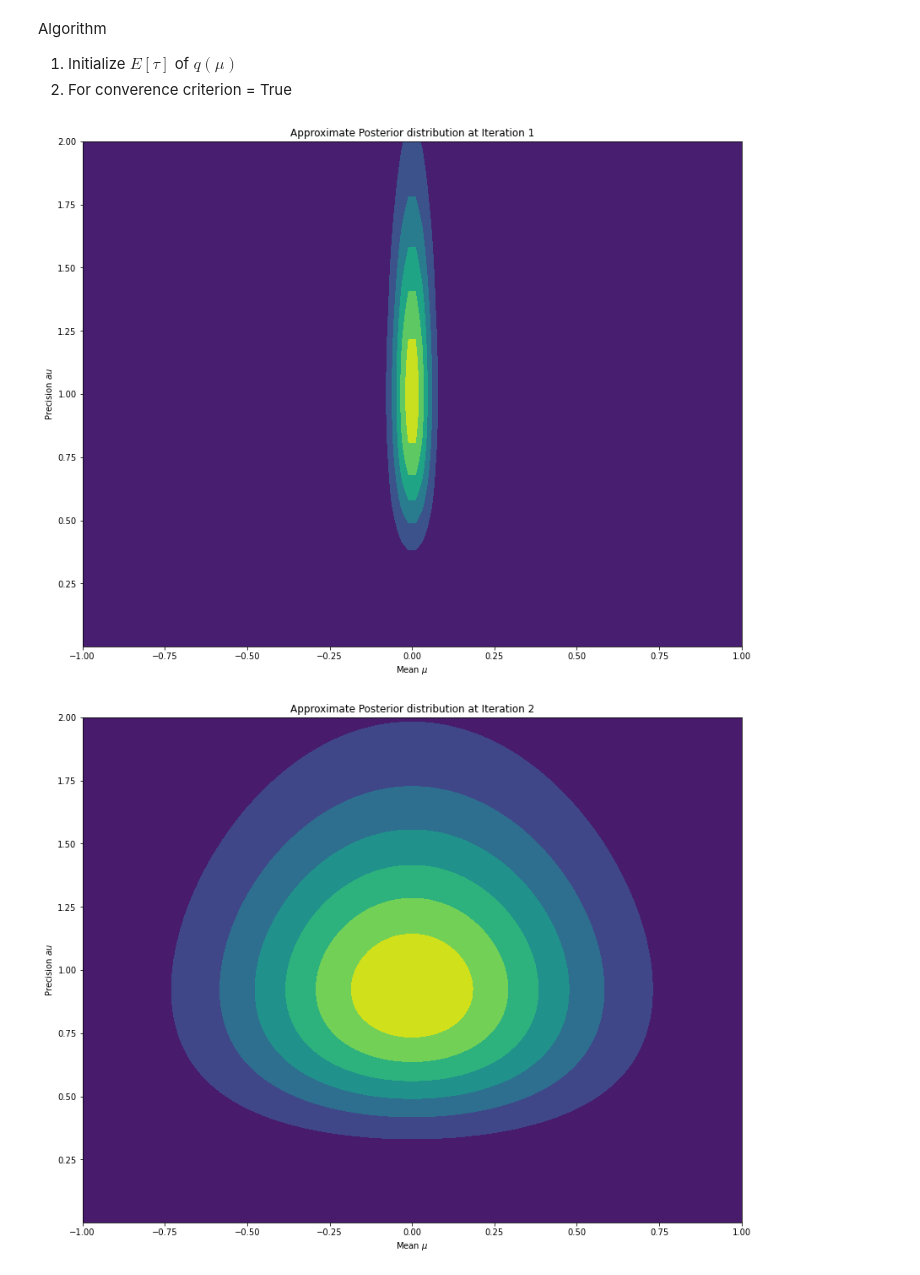
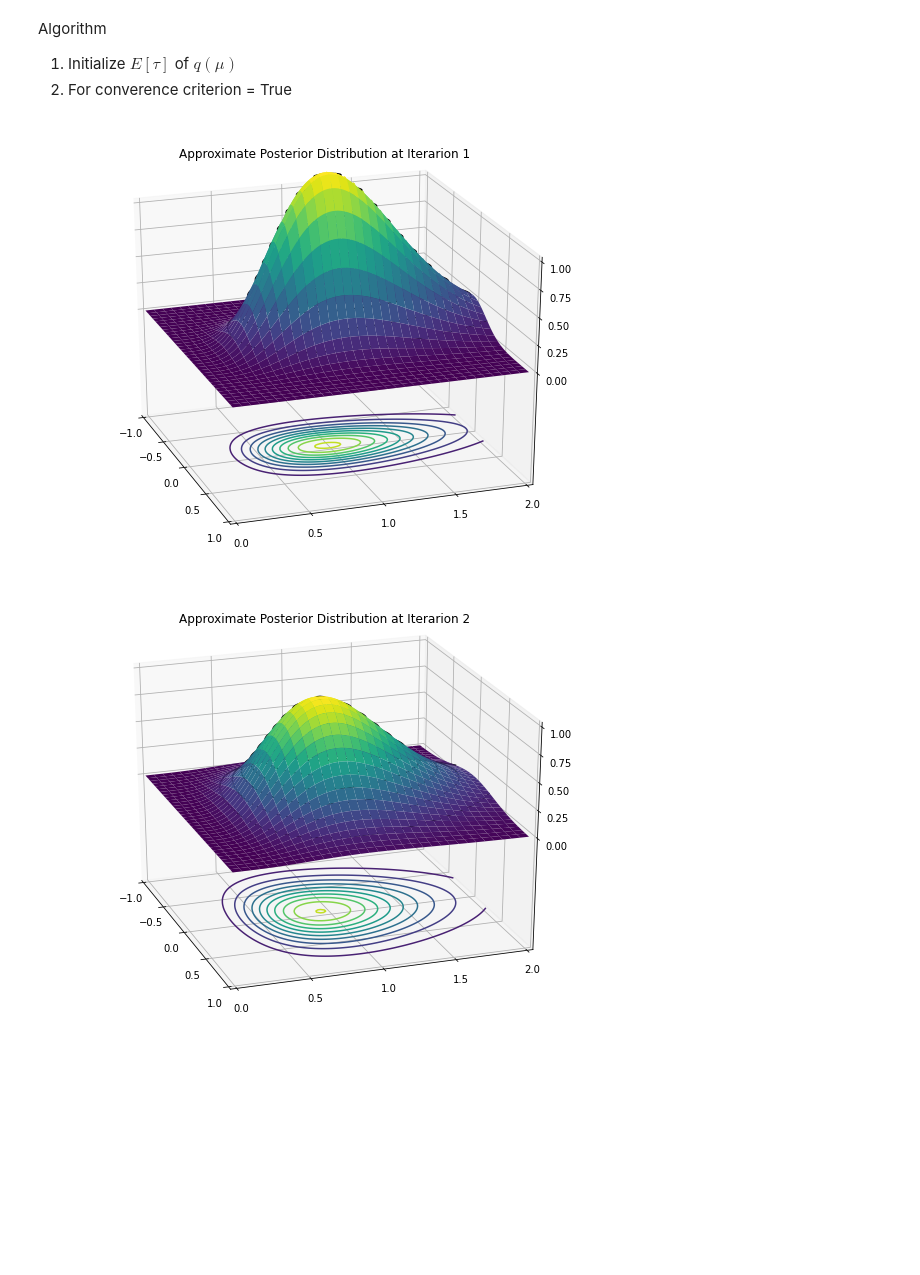
Before and after one commit to fweberling/Variational_Inference, a Jupyter notebook: factorizedVariationalApproximateDistribution.ipynb, the cells around one changed output. Saved outputs shown, nothing was run; the diff lists cells and outputs as text; code cells hidden in the pictures; blank space fills up the shorter version.

Commit message:
Edited plotting

```diff
--- a/factorizedVariationalApproximateDistribution.ipynb
+++ b/factorizedVariationalApproximateDistribution.ipynb
@@ -185,22 +185,37 @@ Algorithm
 1. Initialize $E \left[ \tau \right] $ of $q \left( \mu \right)$
 2. For converence criterion = True
 # %%
-tau = 100
+tau = 3
 num_iterations = 10
 
 for i in range(1, num_iterations):
   q_mu, mu, mu_var = opt_factor_mu(tau, lmbda_0, mu_0, N, x_mean, pos)
   q_tau, tau = opt_factor_tau(mu, mu_var, N, x_mean, a_0, b_0, mu_0, pos)
   posterior_approx = q_mu * q_tau
   posterior_diff = np.abs(true_posterior - posterior_approx)
 
-  fig, (axs) = plt.subplots(1, 1, figsize=(14, 11), tight_layout= False)
+  # Plot predictions with noise-free observations
+  #axs.contourf(mu_Data, tau_Data, posterior_approx, label = 'Approximate Posterior')
+  #axs.set_xlabel('Mean $\mu$')
+  #axs.set_ylabel('Precision $\tau$')
+  #axs.set_title('Approximate Posterior distribution at Iteration {}'.format(i))
+  # Surface plot of True Posterior Distribution
+  fig =plt.figure(figsize=(10, 8), tight_layout= False)
+  ax = fig.gca(projection='3d')
+  ax.plot_surface(mu_Data, tau_Data, posterior_approx, rstride=3, cstride=3, linewidth=1, antialiased=True,
+                cmap=cm.viridis)
+  ax.contour(mu_Data, tau_Data, posterior_approx, 10, cmap=cm.viridis, linestyles="solid", offset=-1)
+  ax.contour(mu_Data, tau_Data, posterior_approx, 10, colors="k", linestyles="solid")
+  ax.set_xlim(-1,1)
+  ax.set_ylim(0,2)
+  ax.set_zlim(-1,1)
+  ax.set_xticks(np.linspace(-1,1,5))
+  ax.set_yticks(np.linspace(0,2,5))
+  ax.set_zticks(np.linspace(0,1,5))
+  ax.view_init(25, -19)
+  ax.set_title("Approximate Posterior Distribution at Iterarion {}".format(i))
 
-  # Plot predictions with noise-free observations
-  axs.contourf(mu_Data, tau_Data, posterior_approx, label = 'Approximate Posterior')
-  axs.set_xlabel('Mean $\mu$')
-  axs.set_ylabel('Precision $\tau$')
-  axs.set_title('Approximate Posterior distribution at Iteration {}'.format(i))
+  plt.show()
 # %% [output]
-[figure, old version]
+[figure, new version]
-[figure, old version]
+[figure, new version]
```
Also changed, not shown: parts of 2 cells of this notebook.
